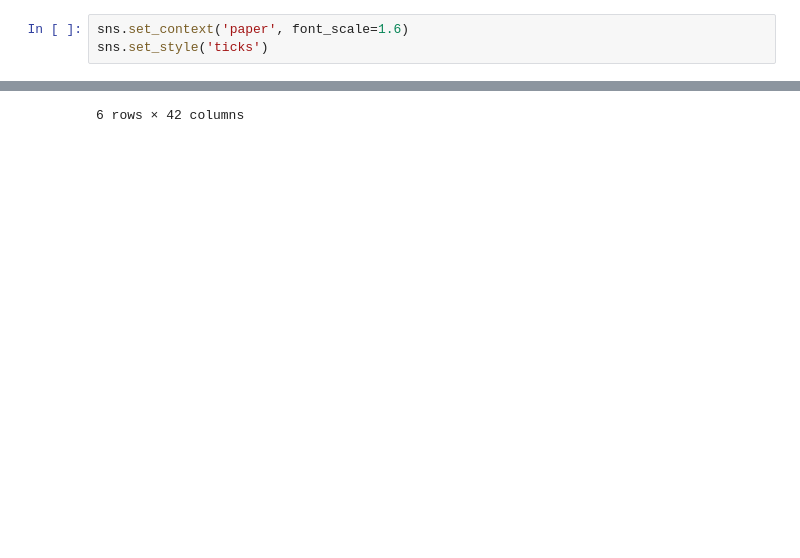
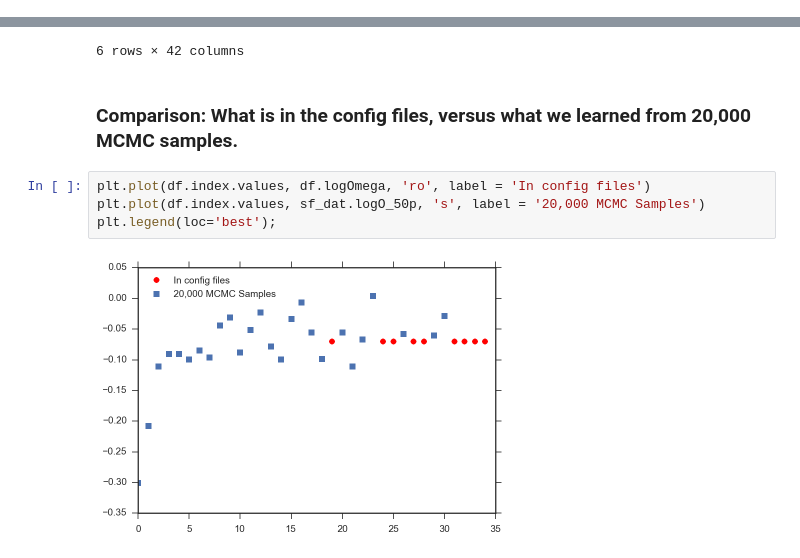
Before and after one commit to BrownDwarf/welter, a Jupyter notebook: notebooks/welter_issue009-01_generate_synthetic_two_T_fake_data.ipynb, the cells around one changed output, grey strips where cells are left out. Saved outputs shown, nothing was run; the diff lists cells and outputs as text; blank space fills up the shorter version.

```diff
--- a/notebooks/welter_issue009-01_generate_synthetic_two_T_fake_data.ipynb
+++ b/notebooks/welter_issue009-01_generate_synthetic_two_T_fake_data.ipynb
@@ -277,6 +251,3 @@ import pandas as pd
-# %%
-sns.set_context('paper', font_scale=1.6)
-sns.set_style('ticks')
 # %%
 sf_dat = pd.read_csv('../data/analysis/IGRINS_ESPaDOnS_run01_last10kMCMC.csv')
 sf_dat.rename(columns={"m_val_x":"m_val"}, inplace=True)
@@ -292,3 +263,11 @@ sf_dat.head(6)
 | 4 | 4 | 4 | 5429.35055 | 5464.0826 | 5394.6185 | 3727.496973 | 3812.548828 | 3867.507104 | 3.572361 | 3.817147 | ... |
 | 5 | 5 | 5 | 5500.15715 | 5536.1810 | 5464.1333 | 4103.650000 | 4165.299805 | 4224.340332 | 3.734627 | 3.857922 | ... |
 6 rows × 42 columns
+# %% [markdown]
+### Comparison: What is in the config files, versus what we learned from 20,000 MCMC samples.
+# %%
+plt.plot(df.index.values, df.logOmega, 'ro', label = 'In config files')
+plt.plot(df.index.values, sf_dat.logO_50p, 's', label = '20,000 MCMC Samples')
+plt.legend(loc='best');
+# %% [output]
+[figure, added]
```
Also changed, not shown: parts of 16 cells of this notebook, 3 other files.
